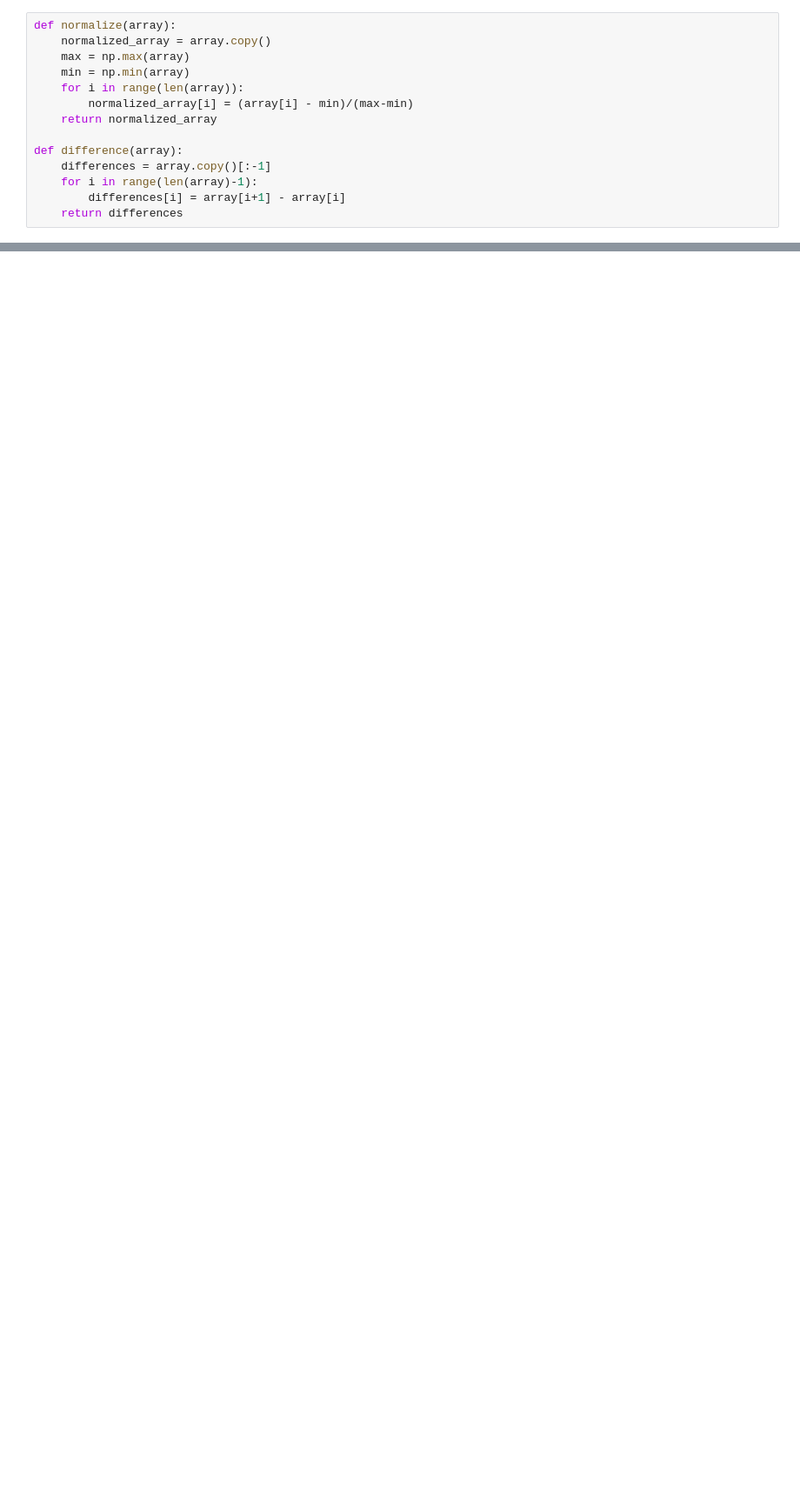
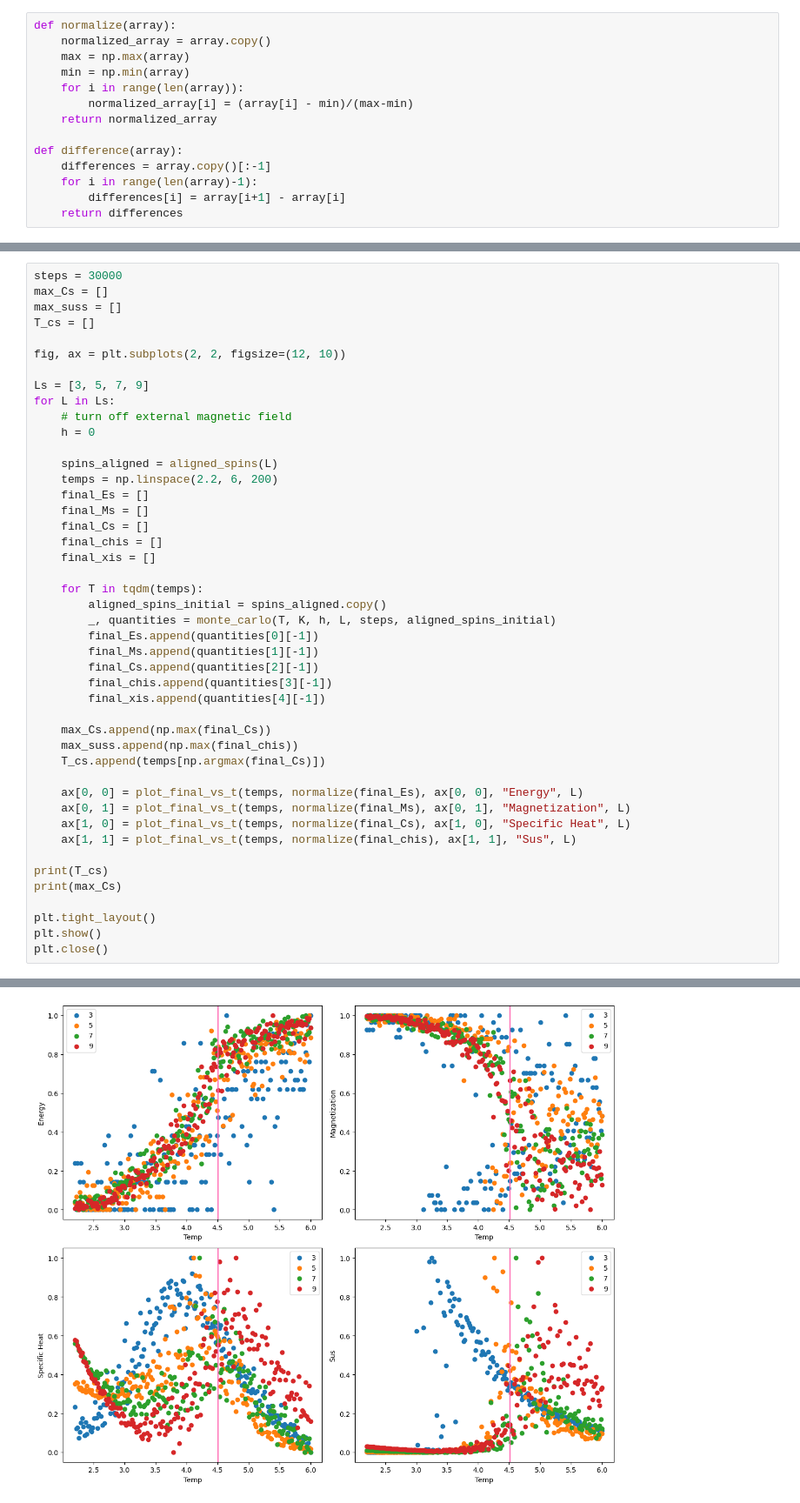
Before and after one commit to PHYS-5201-Final/IsingModel, a Jupyter notebook: 3DIsing.ipynb, the cells around one changed output, grey strips where cells are left out. Shown: that part at 87% size. Drawn from its saved outputs; the diff is of its cells as text; blank space fills up the shorter version.

```diff
--- a/3DIsing.ipynb
+++ b/3DIsing.ipynb
@@ -222,0 +244,46 @@ plt.close()
+# %%
+steps = 30000
+max_Cs = []
+max_suss = []
+T_cs = []
+
+fig, ax = plt.subplots(2, 2, figsize=(12, 10))
+
+Ls = [3, 5, 7, 9]
+for L in Ls:
+    # turn off external magnetic field
+    h = 0
+
+    spins_aligned = aligned_spins(L)
+    temps = np.linspace(2.2, 6, 200)
+    final_Es = []
+    final_Ms = []
+    final_Cs = []
+    final_chis = []
+    final_xis = []
+
+    for T in tqdm(temps):
+        aligned_spins_initial = spins_aligned.copy()
+        _, quantities = monte_carlo(T, K, h, L, steps, aligned_spins_initial)
+        final_Es.append(quantities[0][-1])
+        final_Ms.append(quantities[1][-1])
+        final_Cs.append(quantities[2][-1])
+        final_chis.append(quantities[3][-1])
+        final_xis.append(quantities[4][-1])
+
+    max_Cs.append(np.max(final_Cs))
+    max_suss.append(np.max(final_chis))
+    T_cs.append(temps[np.argmax(final_Cs)])
+
+    ax[0, 0] = plot_final_vs_t(temps, normalize(final_Es), ax[0, 0], "Energy", L)
+    ax[0, 1] = plot_final_vs_t(temps, normalize(final_Ms), ax[0, 1], "Magnetization", L)
+    ax[1, 0] = plot_final_vs_t(temps, normalize(final_Cs), ax[1, 0], "Specific Heat", L)
+    ax[1, 1] = plot_final_vs_t(temps, normalize(final_chis), ax[1, 1], "Sus", L)
+
+print(T_cs)
+print(max_Cs)
+
+plt.tight_layout()
+plt.show()
+plt.close()
+# %% [output]
@@ -222,0 +292 @@ plt.close()
+[figure, added]
```
Also changed, not shown: parts of 8 cells of this notebook.
